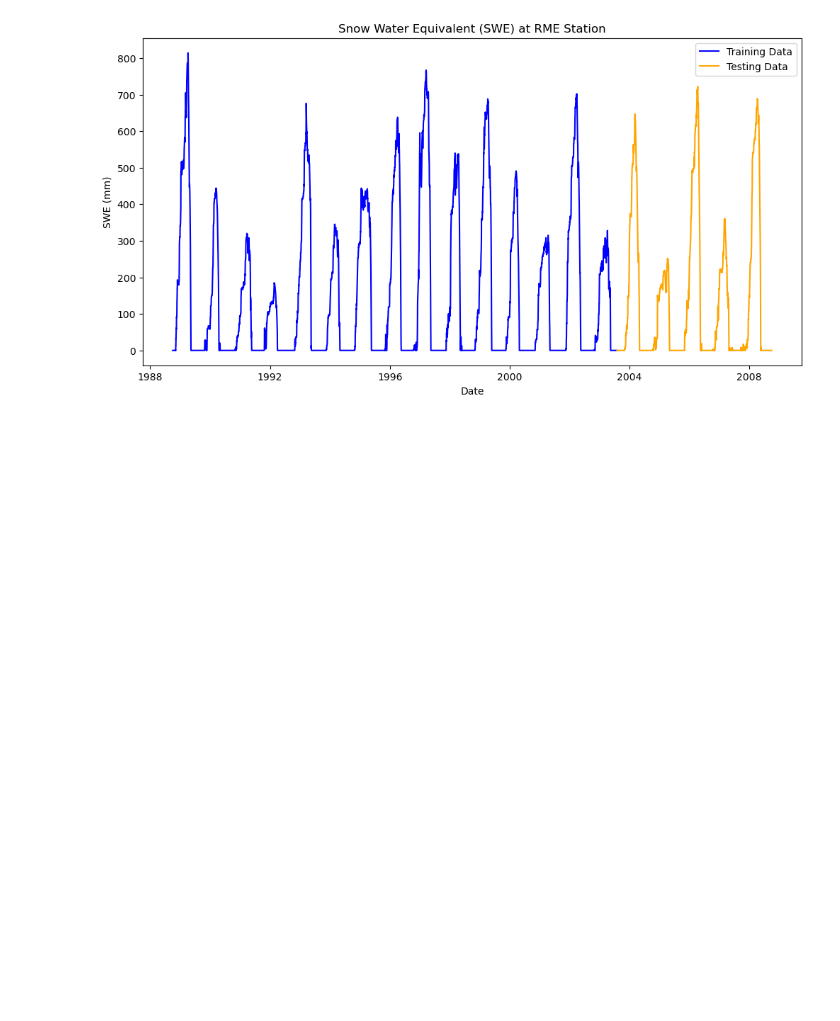
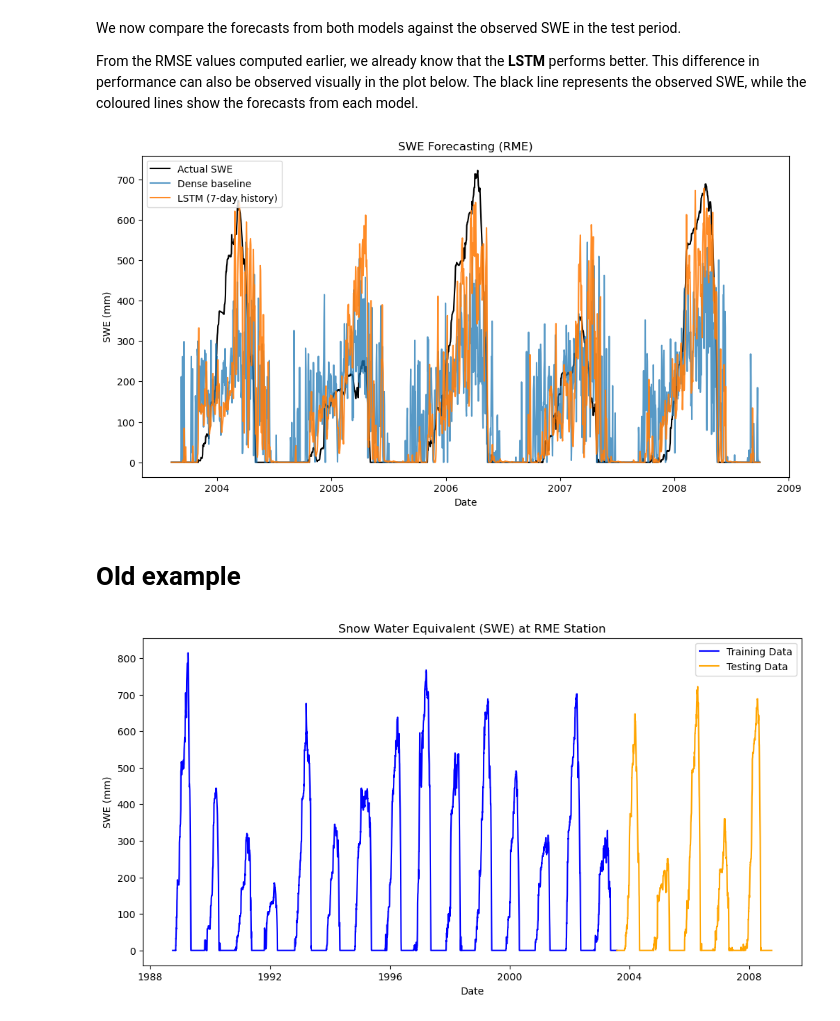
Before and after one commit to oriol-pomarol/codegeo_workshops, a Jupyter notebook: 10_time_series_with_lstm.ipynb, the cells around one changed output. Saved outputs shown, nothing was run; the diff lists cells and outputs as text; code cells hidden in the pictures; blank space fills up the shorter version.

```diff
--- a/10_time_series_with_lstm.ipynb
+++ b/10_time_series_with_lstm.ipynb
@@ -7,3 +238,30 @@ import tensorflow as tf
+# %% [markdown]
+We now compare the forecasts from both models against the observed SWE in the test period.
+
+From the RMSE values computed earlier, we already know that the **LSTM** performs better. This difference in performance can also be observed visually in the plot below. The black line represents the observed SWE, while the coloured lines show the forecasts from each model.
+# %%
+# -------------------------------
+# Plot predictions vs actual
+# -------------------------------
+plt.figure(figsize=(12, 6))
+plt.plot(time_seq, y_test_seq, label="Actual SWE", color="black")
+
+# Dense baseline: dense_pred is aligned with y_test_f directly (no window)
+# To compare fairly on the same time axis as LSTM, slice dense predictions too:
+dense_pred_seq = dense_pred[sequence_length-1:]
+plt.plot(time_seq, dense_pred_seq, label="Dense baseline", alpha=0.75)
+
+plt.plot(time_seq, lstm_pred, label="LSTM (7-day history)", alpha=0.9)
+
+plt.title("SWE Forecasting (RME)")
+plt.xlabel("Date")
+plt.ylabel("SWE (mm)")
+plt.legend()
+plt.show()
+# %% [output]
+[figure, added]
+# %% [markdown]
+# Old example
 # %%
 # Load the station data
 station_names = ['cdp', 'oas', 'obs', 'ojp', 'rme', 'sap', 'snb', 'sod', 'swa', 'wfj']
```
Also changed, not shown: parts of 15 cells of this notebook.
